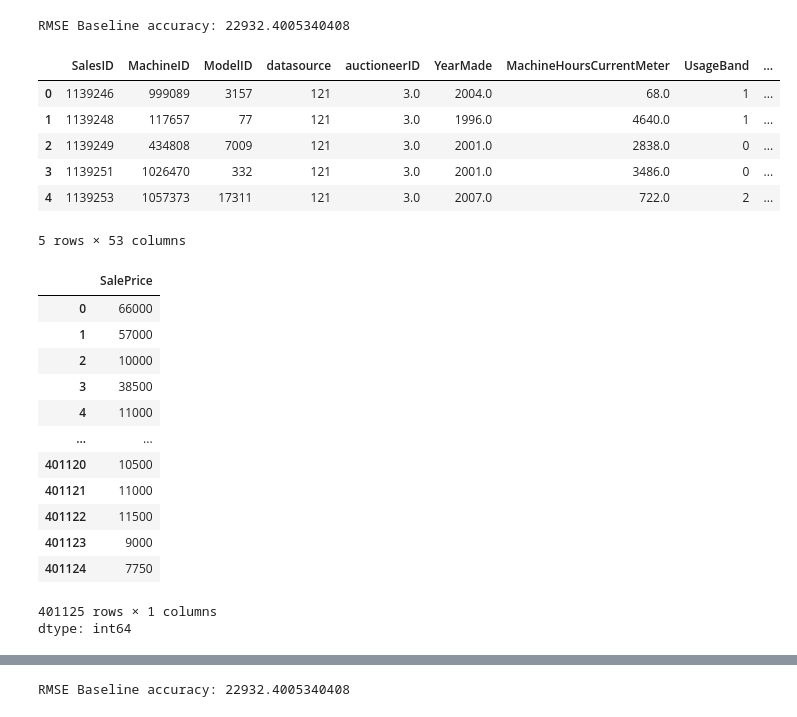
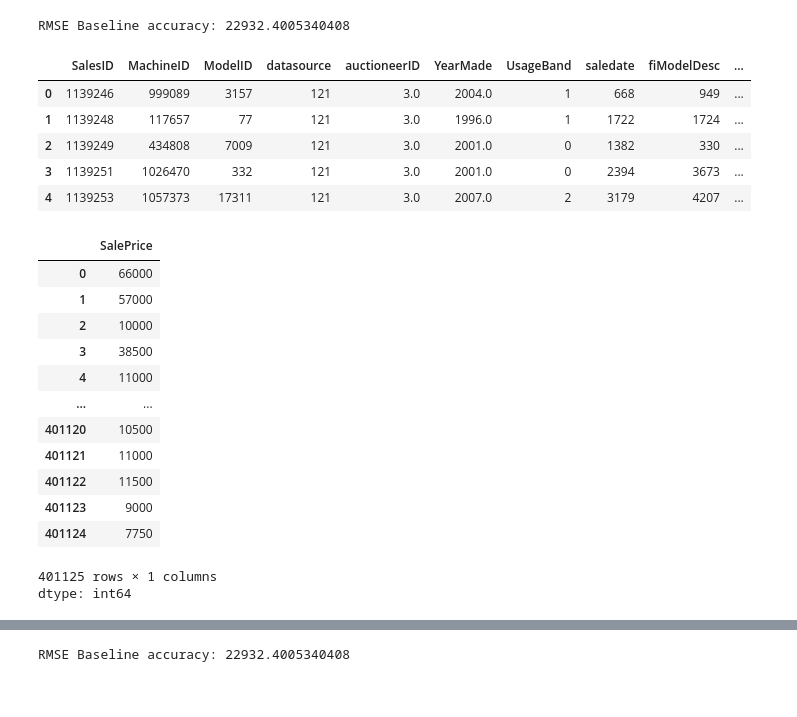
Before and after one commit to Talizg03/weather, a Jupyter notebook: 4_2_25_3.ipynb, the cells around one changed output, grey strips where cells are left out. Cells and saved outputs as stored; diff of their text form; code cells hidden in the pictures.

```diff
--- a/4_2_25_3.ipynb
+++ b/4_2_25_3.ipynb
@@ -14,3 +32,6 @@ df = pd.read_csv("Train.csv")
 print(df.shape)
 # %% [output]
 (401125, 53)
+# %%
+df = df.drop(columns=list(df.columns[21:53]))
+df.info()
@@ -152,32 +211,32 @@ print("RMSE Baseline accuracy:", y_test.std())
 RMSE Baseline accuracy: 22932.4005340408
 # %%
 # create X and y
-X = df2.drop(columns=['SalePrice','date_of_sale'])
+#drop saledate and MachineHoursCurrentMeter because make problems
+X = df2.drop(columns=['SalePrice','date_of_sale','MachineHoursCurrentMeter'])
 display(X.head())
 y = df2['SalePrice']
 display(y)
 # %% [output]
-|  | SalesID | MachineID | ModelID | datasource | auctioneerID | YearMade | MachineHoursCurrentMeter | UsageBand | ... |
-| 0 | 1139246 | 999089 | 3157 | 121 | 3.0 | 2004.0 | 68.0 | 1 | ... |
-| 1 | 1139248 | 117657 | 77 | 121 | 3.0 | 1996.0 | 4640.0 | 1 | ... |
-| 2 | 1139249 | 434808 | 7009 | 121 | 3.0 | 2001.0 | 2838.0 | 0 | ... |
-| 3 | 1139251 | 1026470 | 332 | 121 | 3.0 | 2001.0 | 3486.0 | 0 | ... |
-| 4 | 1139253 | 1057373 | 17311 | 121 | 3.0 | 2007.0 | 722.0 | 2 | ... |
+|  | SalesID | MachineID | ModelID | datasource | auctioneerID | YearMade | UsageBand | saledate | fiModelDesc | ... |
+| 0 | 1139246 | 999089 | 3157 | 121 | 3.0 | 2004.0 | 1 | 668 | 949 | ... |
+| 1 | 1139248 | 117657 | 77 | 121 | 3.0 | 1996.0 | 1 | 1722 | 1724 | ... |
+| 2 | 1139249 | 434808 | 7009 | 121 | 3.0 | 2001.0 | 0 | 1382 | 330 | ... |
+| 3 | 1139251 | 1026470 | 332 | 121 | 3.0 | 2001.0 | 0 | 2394 | 3673 | ... |
+| 4 | 1139253 | 1057373 | 17311 | 121 | 3.0 | 2007.0 | 2 | 3179 | 4207 | ... |
+|  | SalePrice |
+| 0 | 66000 |
+| 1 | 57000 |
+| 2 | 10000 |
+| 3 | 38500 |
+| 4 | 11000 |
+| ... | ... |
+| 401120 | 10500 |
+| 401121 | 11000 |
+| 401122 | 11500 |
+| 401123 | 9000 |
+| 401124 | 7750 |
-5 rows × 53 columns
+401125 rows × 1 columns
+dtype: int64
-|  | SalePrice |
-| 0 | 66000 |
-| 1 | 57000 |
-| 2 | 10000 |
-| 3 | 38500 |
-| 4 | 11000 |
-| ... | ... |
-| 401120 | 10500 |
-| 401121 | 11000 |
-| 401122 | 11500 |
-| 401123 | 9000 |
-| 401124 | 7750 |
-401125 rows × 1 columns
-dtype: int64
 # %%
 # split into X_train, X_test, y_train, y_test
 from sklearn.model_selection import train_test_split
```
Also changed, not shown: parts of 38 cells of this notebook.
